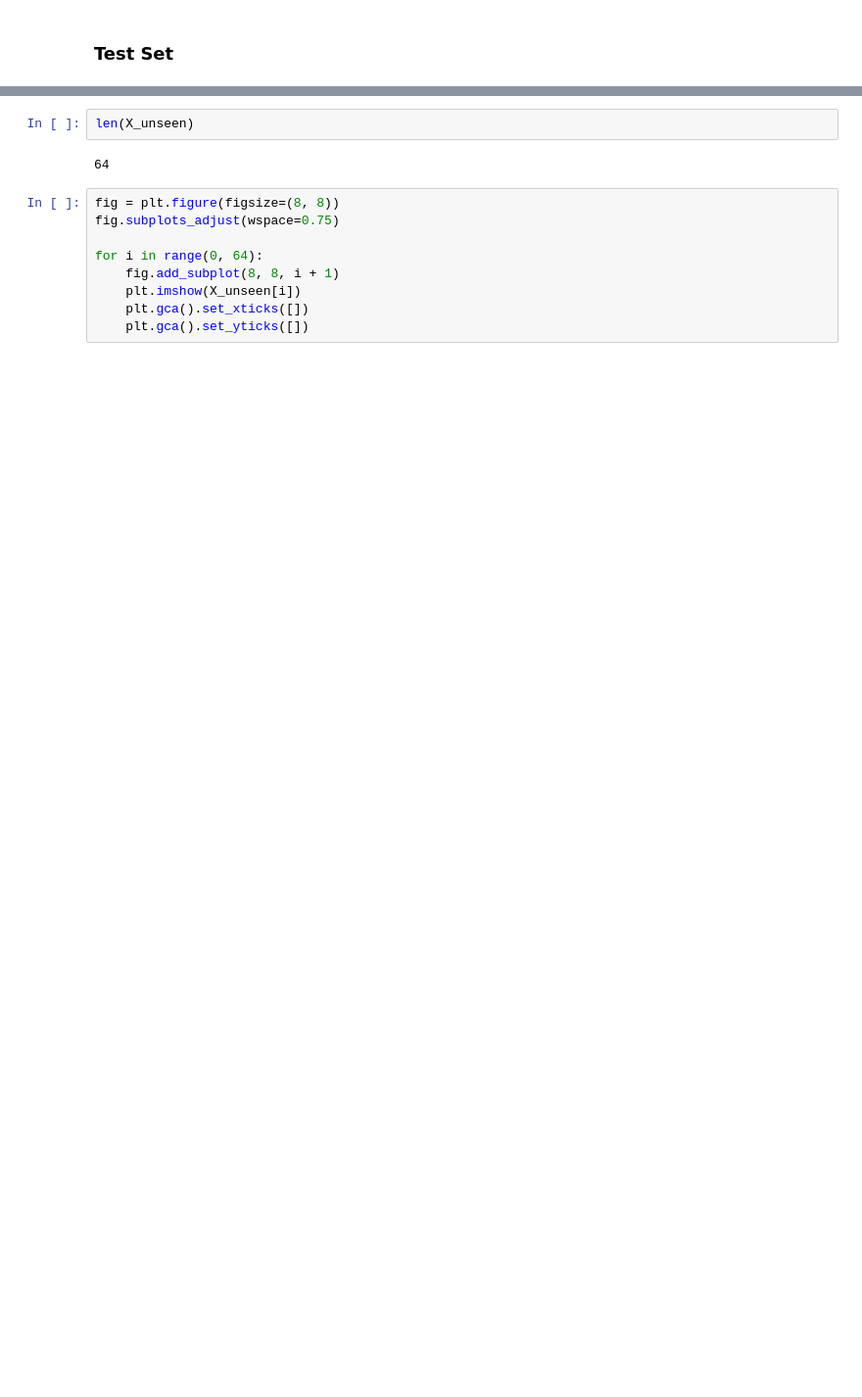
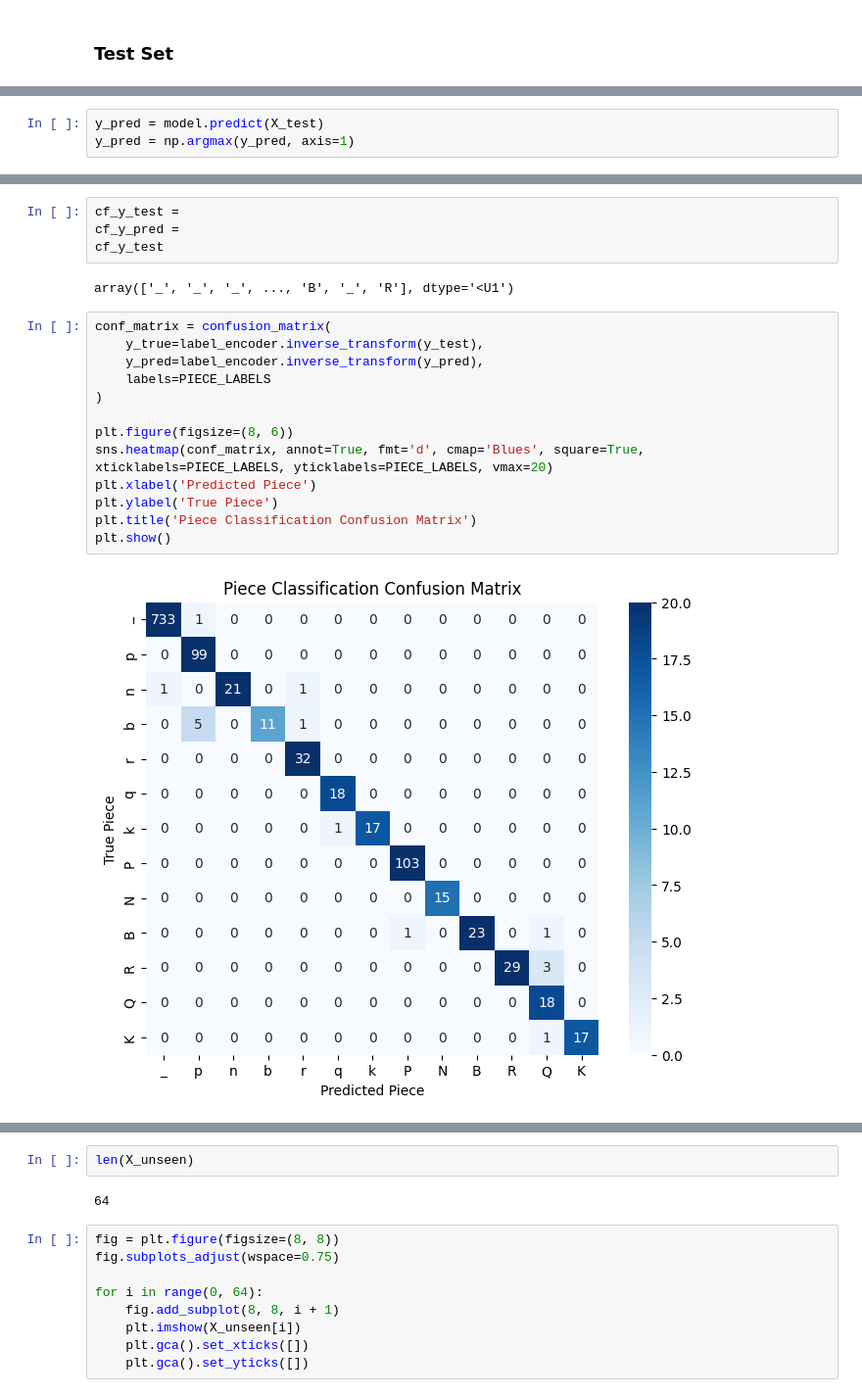
Before and after one commit to billywba/deepconvchess-cnn, a Jupyter notebook: src/main.ipynb, the cells around one changed output, grey strips where cells are left out. Shown at 98% size. Saved outputs shown, nothing was run; the diff lists cells and outputs as text; blank space fills up the shorter version.

Commit message:
refactor: added confusion matrix

```diff
--- a/src/main.ipynb
+++ b/src/main.ipynb
@@ -762,0 +780,3 @@ Test accuracy: 0.984375
+# %%
+y_pred = model.predict(X_test)
+y_pred = np.argmax(y_pred, axis=1)
@@ -763 +785,22 @@ Test accuracy: 0.984375
+# %%
+cf_y_test =
+cf_y_pred =
+cf_y_test
+# %% [output]
+array(['_', '_', '_', ..., 'B', '_', 'R'], dtype='<U1')
+# %%
+conf_matrix = confusion_matrix(
+    y_true=label_encoder.inverse_transform(y_test),
+    y_pred=label_encoder.inverse_transform(y_pred),
+    labels=PIECE_LABELS
+)
+
+plt.figure(figsize=(8, 6))
+sns.heatmap(conf_matrix, annot=True, fmt='d', cmap='Blues', square=True, xticklabels=PIECE_LABELS, yticklabels=PIECE_LABELS, vmax=20)
+plt.xlabel('Predicted Piece')
+plt.ylabel('True Piece')
+plt.title('Piece Classification Confusion Matrix')
+plt.show()
+# %% [output]
+[figure, added]
 # %%
```
Also changed, not shown: parts of 13 cells of this notebook.
